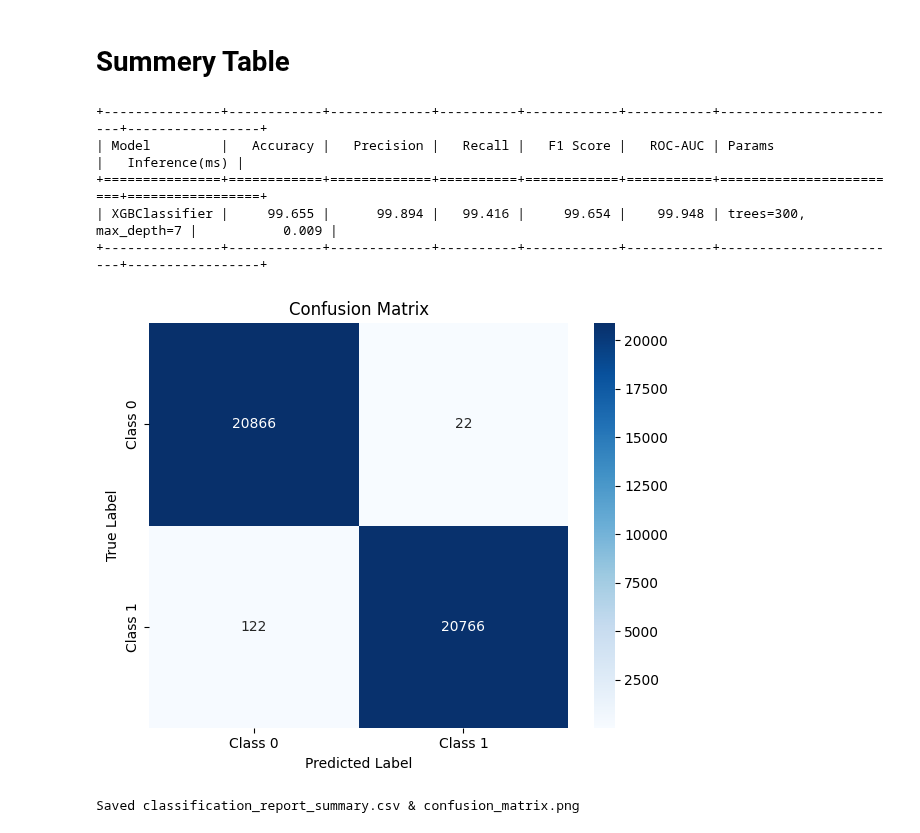
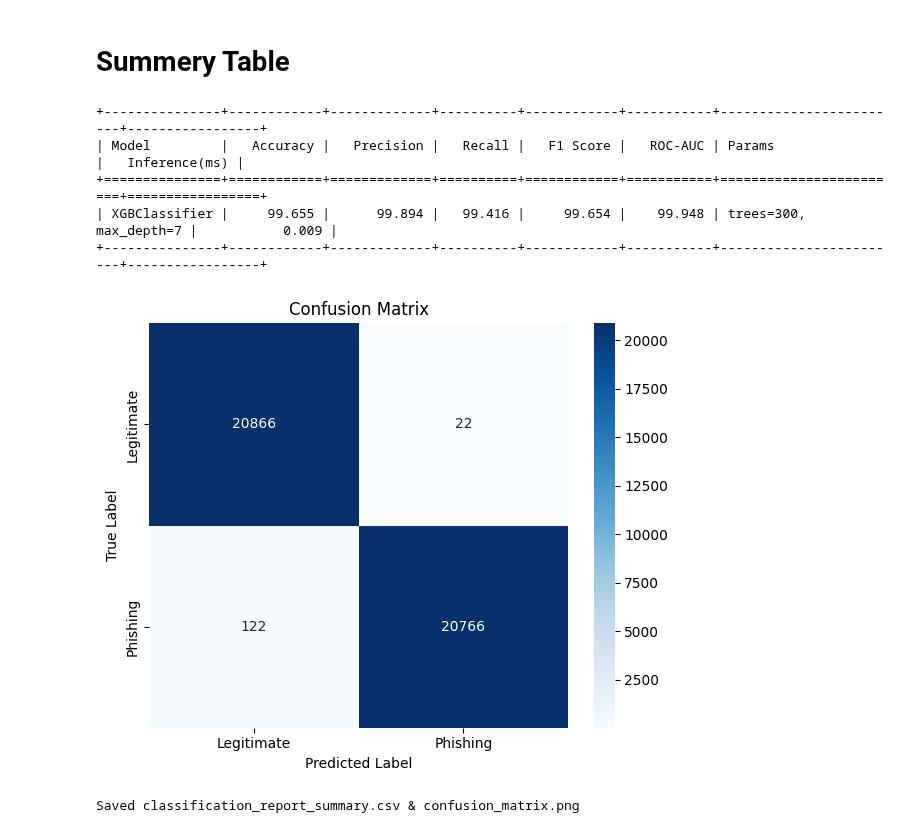
Before and after one commit to juwetta/DLI_Group-B, a Jupyter notebook: TP073475_Algorithm.ipynb, the cells around one changed output. Cells and saved outputs as stored; diff of their text form; code cells hidden in the pictures.

```diff
--- a/TP073475_Algorithm.ipynb
+++ b/TP073475_Algorithm.ipynb
@@ -290,7 +290,7 @@ def to_int_and_names(y, positive_label="phishing"):
         names = ("Legitimate", "Phishing")
     else:                            # numeric 0/1
         y_int = y.astype(int)
-        names = ("Class 0", "Class 1")
+        names = ("Legitimate", "Phishing")
     return y_int, names
 
 # Inference & predictions
@@ -305,6 +305,7 @@ if np.asarray(y_pred).dtype.kind in "OUS":
     y_pred_int, _ = to_int_and_names(y_pred)
 else:
     y_pred_int = np.asarray(y_pred).astype(int)
+
 
 # Metrics (percent)
 acc  = accuracy_score(y_true_int, y_pred_int) * 100
@@ -328,32 +329,32 @@ results = pd.DataFrame([{
     "Recall": f"{rec:.3f}",
     "F1 Score": f"{f1:.3f}",
     "ROC-AUC": roc_str,
     "Params": f"trees={model.n_estimators}, max_depth={model.max_depth}",
     "Inference(ms)": f"{inference_ms:.3f}"
 }])
 print(tabulate(results, headers="keys", tablefmt="grid", showindex=False))
 
 # Confusion Matrix (and save)
 cm = confusion_matrix(y_true_int, y_pred_int, labels=[0, 1])
 plt.figure(figsize=(6,5))
 sns.heatmap(cm, annot=True, fmt="d", cmap="Blues",
             xticklabels=[axis_names[0], axis_names[1]],
             yticklabels=[axis_names[0], axis_names[1]])
 plt.xlabel("Predicted Label")
 plt.ylabel("True Label")
 plt.title("Confusion Matrix")
 plt.tight_layout()
 plt.savefig("confusion_matrix.png", dpi=150)
 plt.show()
 
 # Save the table as CSV
 results.to_csv("classification_report_summary.csv", index=False)
 print("Saved classification_report_summary.csv & confusion_matrix.png")
 # %% [output]
 +---------------+------------+-------------+----------+------------+-----------+------------------------+-----------------+
 | Model         |   Accuracy |   Precision |   Recall |   F1 Score |   ROC-AUC | Params                 |   Inference(ms) |
 +===============+============+=============+==========+============+===========+========================+=================+
 | XGBClassifier |     99.655 |      99.894 |   99.416 |     99.654 |    99.948 | trees=300, max_depth=7 |           0.009 |
 +---------------+------------+-------------+----------+------------+-----------+------------------------+-----------------+
-[figure, old version]
+[figure, new version]
 Saved classification_report_summary.csv & confusion_matrix.png
```
